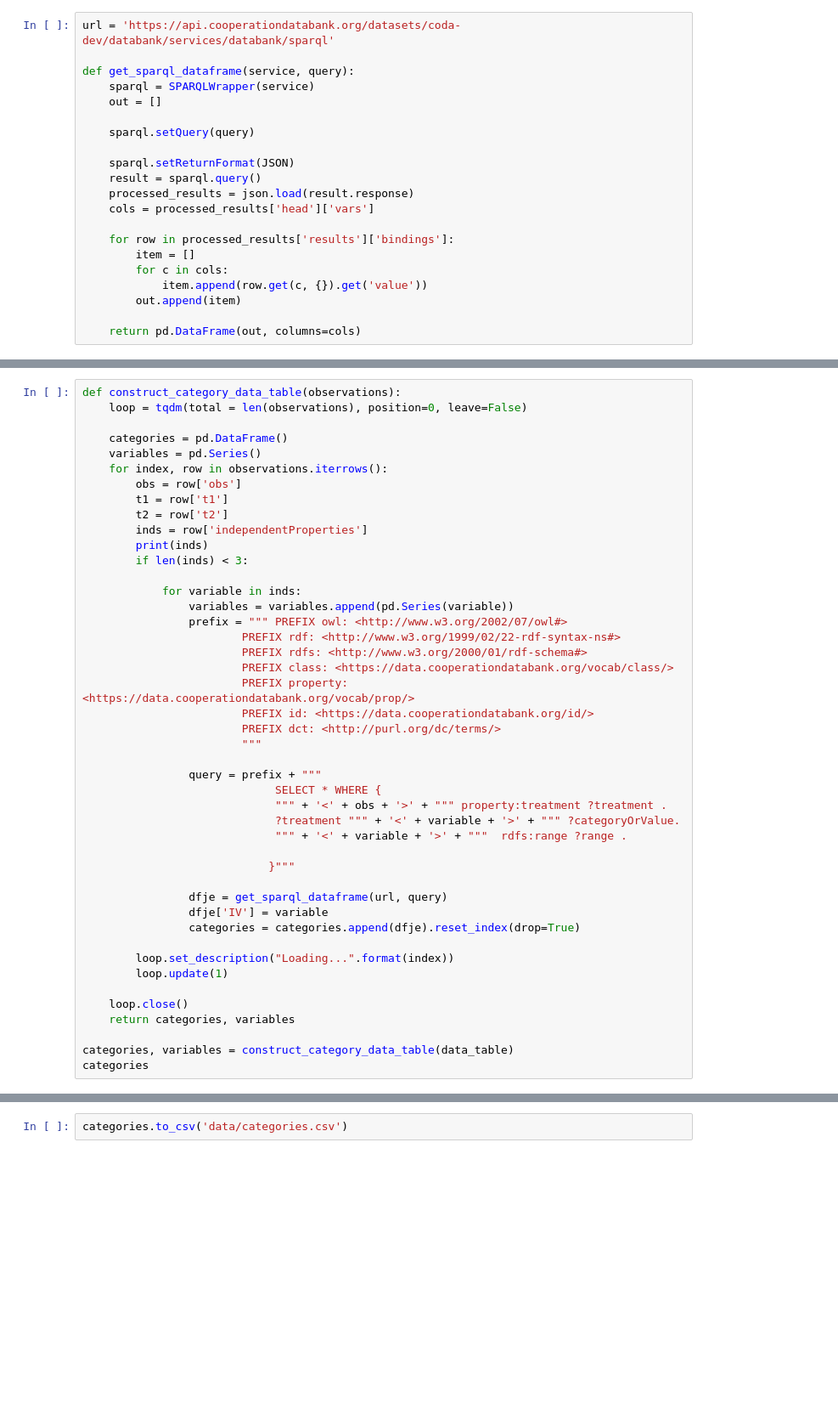
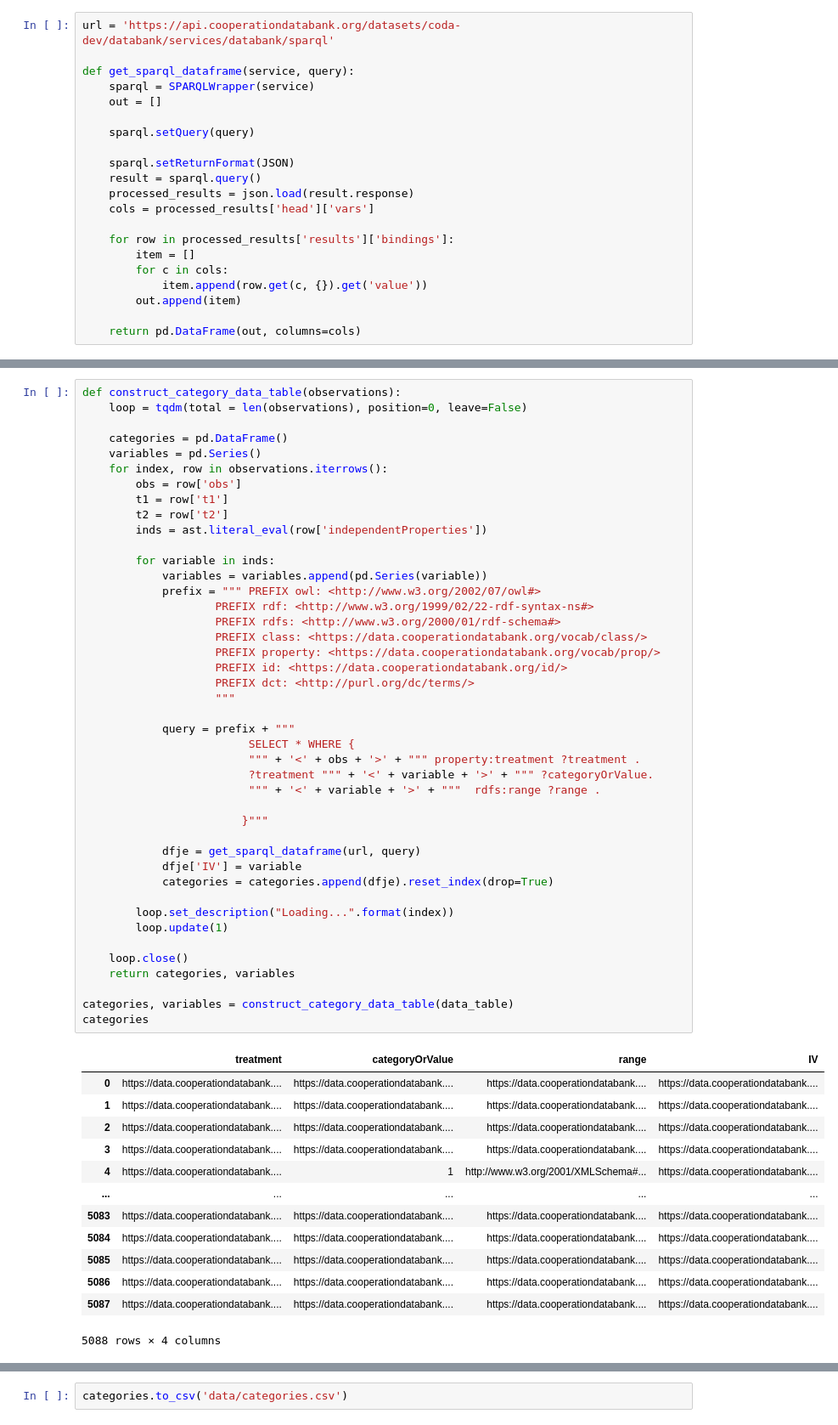
Before and after one commit to roosyay/CoDa_Hypotheses, a Jupyter notebook: 3. Hypothesis generation.ipynb, the cells around one changed output, grey strips where cells are left out. Shown at 85% size. Drawn from its saved outputs; the diff is of its cells as text; blank space fills up the shorter version.

```diff
--- a/3. Hypothesis generation.ipynb
+++ b/3. Hypothesis generation.ipynb
@@ -68,45 +93,57 @@ data_table
 # %%
 def construct_category_data_table(observations):
     loop = tqdm(total = len(observations), position=0, leave=False)
 
     categories = pd.DataFrame()
     variables = pd.Series()
     for index, row in observations.iterrows():
         obs = row['obs']
         t1 = row['t1']
         t2 = row['t2']
-        inds = row['independentProperties']
-        print(inds)
-        if len(inds) < 3:
+        inds = ast.literal_eval(row['independentProperties'])
 
-            for variable in inds:
-                variables = variables.append(pd.Series(variable))
-                prefix = """ PREFIX owl: <http://www.w3.org/2002/07/owl#>
-                        PREFIX rdf: <http://www.w3.org/1999/02/22-rdf-syntax-ns#>
-                        PREFIX rdfs: <http://www.w3.org/2000/01/rdf-schema#>
-                        PREFIX class: <https://data.cooperationdatabank.org/vocab/class/>
-                        PREFIX property: <https://data.cooperationdatabank.org/vocab/prop/>
-                        PREFIX id: <https://data.cooperationdatabank.org/id/>
-                        PREFIX dct: <http://purl.org/dc/terms/>
-                        """
+        for variable in inds:
+            variables = variables.append(pd.Series(variable))
+            prefix = """ PREFIX owl: <http://www.w3.org/2002/07/owl#>
+                    PREFIX rdf: <http://www.w3.org/1999/02/22-rdf-syntax-ns#>
+                    PREFIX rdfs: <http://www.w3.org/2000/01/rdf-schema#>
+                    PREFIX class: <https://data.cooperationdatabank.org/vocab/class/>
+                    PREFIX property: <https://data.cooperationdatabank.org/vocab/prop/>
+                    PREFIX id: <https://data.cooperationdatabank.org/id/>
+                    PREFIX dct: <http://purl.org/dc/terms/>
+                    """
 
-                query = prefix + """
-                             SELECT * WHERE {
-                             """ + '<' + obs + '>' + """ property:treatment ?treatment .
-                             ?treatment """ + '<' + variable + '>' + """ ?categoryOrValue.
-                             """ + '<' + variable + '>' + """  rdfs:range ?range .
+            query = prefix + """
+                         SELECT * WHERE {
+                         """ + '<' + obs + '>' + """ property:treatment ?treatment .
+                         ?treatment """ + '<' + variable + '>' + """ ?categoryOrValue.
+                         """ + '<' + variable + '>' + """  rdfs:range ?range .
 
-                            }"""
+                        }"""
 
-                dfje = get_sparql_dataframe(url, query)
-                dfje['IV'] = variable
-                categories = categories.append(dfje).reset_index(drop=True)
+            dfje = get_sparql_dataframe(url, query)
+            dfje['IV'] = variable
+            categories = categories.append(dfje).reset_index(drop=True)
 
         loop.set_description("Loading...".format(index))
         loop.update(1)
 
     loop.close()
     return categories, variables
 
 categories, variables = construct_category_data_table(data_table)
 categories
+# %% [output]
+|  | treatment | categoryOrValue | range | IV |
+| 0 | https://data.cooperationdatabank.... | https://data.cooperationdatabank.... | https://data.cooperationdatabank.... | https://data.cooperationdatabank.... |
+| 1 | https://data.cooperationdatabank.... | https://data.cooperationdatabank.... | https://data.cooperationdatabank.... | https://data.cooperationdatabank.... |
+| 2 | https://data.cooperationdatabank.... | https://data.cooperationdatabank.... | https://data.cooperationdatabank.... | https://data.cooperationdatabank.... |
+| 3 | https://data.cooperationdatabank.... | https://data.cooperationdatabank.... | https://data.cooperationdatabank.... | https://data.cooperationdatabank.... |
+| 4 | https://data.cooperationdatabank.... | 1 | http://www.w3.org/2001/XMLSchema#... | https://data.cooperationdatabank.... |
+| ... | ... | ... | ... | ... |
+| 5083 | https://data.cooperationdatabank.... | https://data.cooperationdatabank.... | https://data.cooperationdatabank.... | https://data.cooperationdatabank.... |
+| 5084 | https://data.cooperationdatabank.... | https://data.cooperationdatabank.... | https://data.cooperationdatabank.... | https://data.cooperationdatabank.... |
+| 5085 | https://data.cooperationdatabank.... | https://data.cooperationdatabank.... | https://data.cooperationdatabank.... | https://data.cooperationdatabank.... |
+| 5086 | https://data.cooperationdatabank.... | https://data.cooperationdatabank.... | https://data.cooperationdatabank.... | https://data.cooperationdatabank.... |
+| 5087 | https://data.cooperationdatabank.... | https://data.cooperationdatabank.... | https://data.cooperationdatabank.... | https://data.cooperationdatabank.... |
+5088 rows × 4 columns
```
Also changed, not shown: parts of 16 cells of this notebook, 4 other files.
